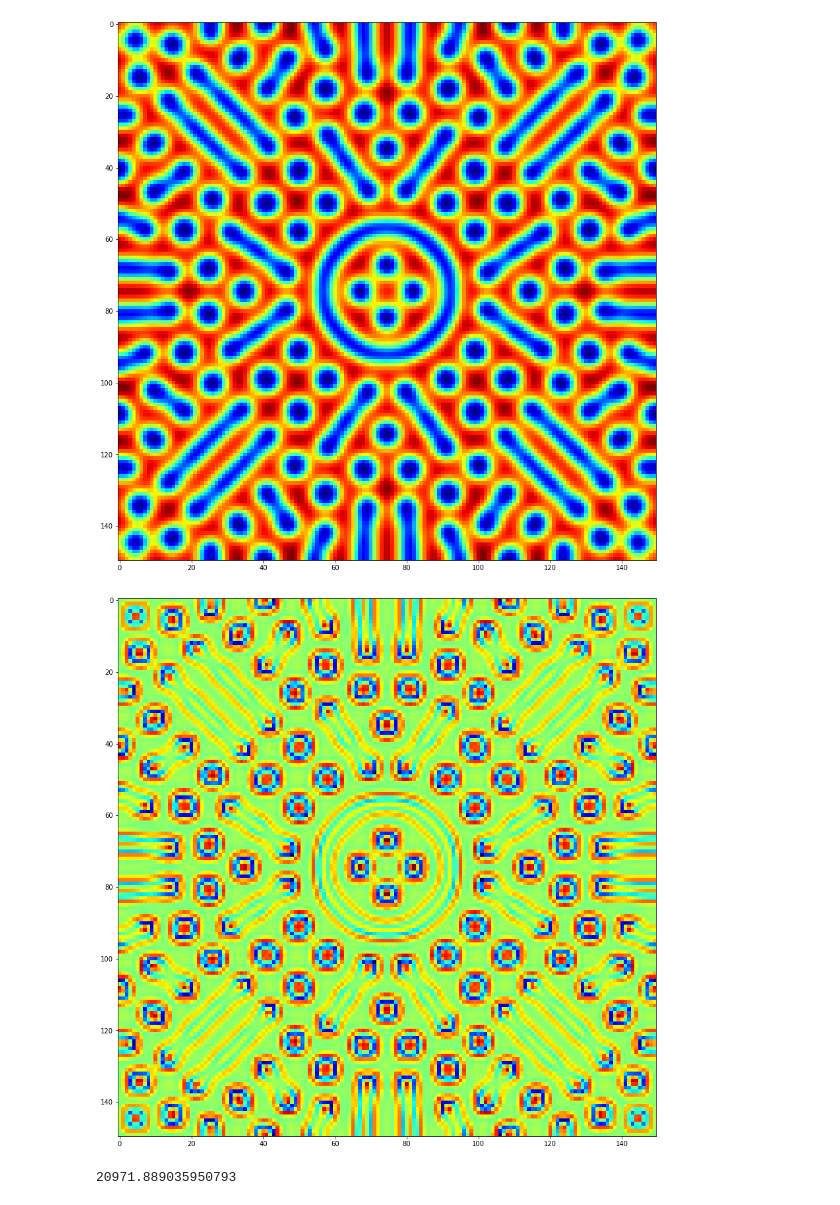
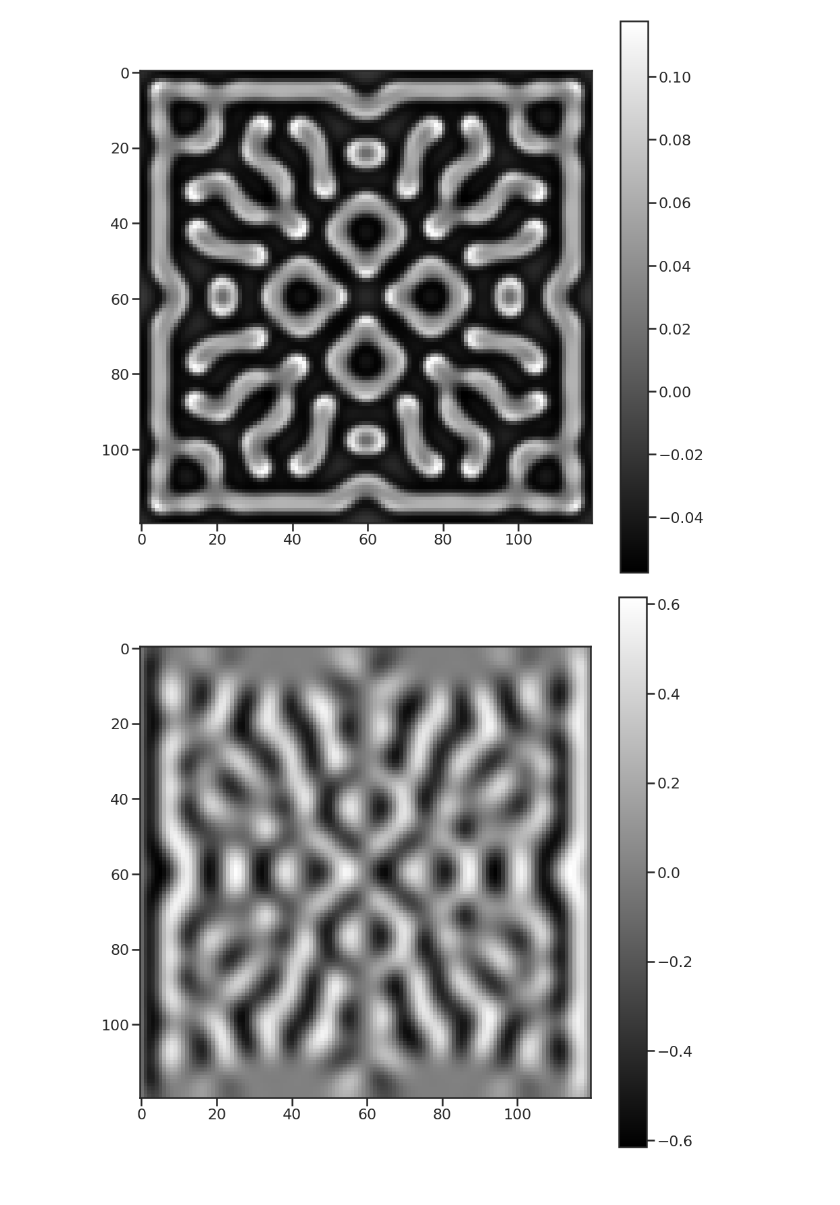
Before and after one commit to CoenHoningh/Complex-Systems, a Jupyter notebook: gray_scott_convolution.ipynb, the cells around one changed output. Drawn from its saved outputs; the diff is of its cells as text; code cells hidden in the pictures.

```diff
--- a/gray_scott_convolution.ipynb
+++ b/gray_scott_convolution.ipynb
@@ -73,8 +75,8 @@ def lap(u, N):
 
 def convolution(mat, kernel, rep=1):
     for _ in range(rep):
-        mat = convolve2d(mat, kernel, mode='same', boundary='symm')
-    return np.abs(mat)
+        mat = convolve(mat, kernel, mode='wrap')
+    return mat
 
 def comp_edginess(U, V, Du, Dv, F, k, dt, dx, T):
     U, V = np.zeros((n, n), dtype=np.float64), np.zeros((n, n), dtype=np.float64)
@@ -83,7 +85,7 @@ def comp_edginess(U, V, Du, Dv, F, k, dt, dx, T):
     edge3 = np.array([[-1, -1, -1], [-1, 8, -1], [-1, -1, -1]])
     V[m-r:m+r, m-r:m+r] = 0.25
     u_out, v_out = gray_scott(U, V, Du, Dv, F, k, dt, dx, T)
-    convol = np.sum(convolution(u_out, edge3, 3))
+    convol = np.sum(convolution(u_out, edge3, 1))
     return convol
 # %%
 n = 200
@@ -108,19 +149,17 @@ plt.show()
+# %%
+edge1 = np.array([[1, 0, -1], [0, 0, 0], [-1, 0, 1]])
+edge2 = np.array([[0, 1, 0], [1, -4, 1], [0, 1, 0]])
+edge3 = np.array([[-1, -1, -1], [-1, 8, -1], [-1, -1, -1]])
+plt.figure(figsize=(15,15))
+plt.imshow(convolution(u_out, edge2, 1), cmap='gray')
+plt.colorbar()
+plt.show()
+# %% [output]
+[figure, added]
 # %%
 plt.figure(figsize=(15,15))
-plt.imshow(u_out, cmap='jet')
+plt.imshow(ndimage.sobel(ndimage.gaussian_filter(u_out, sigma=2, mode='wrap'), mode='wrap'), cmap='gray')
+plt.colorbar()
 plt.show()
 # %% [output]
-[figure, old version]
+[figure, new version]
-# %%
-edge1 = np.array([[1, 0, -1], [0, 0, 0], [-1, 0, 1]])
-edge2 = np.array([[0, 1, 0], [1, -4, 1], [0, 1, 0]])
-edge3 = np.array([[-1, -1, -1], [-1, 8, -1], [-1, -1, -1]])
-plt.figure(figsize=(15,15))
-plt.imshow(convolution(u_out, edge3, 3), cmap='jet')
-plt.show()
-# %% [output]
-[figure, removed]
-# %%
-np.sum(np.abs(convolution(u_out, edge3, 3)))
-# %% [output]
-20971.889035950793
```
Also changed, not shown: parts of 13 cells of this notebook.
